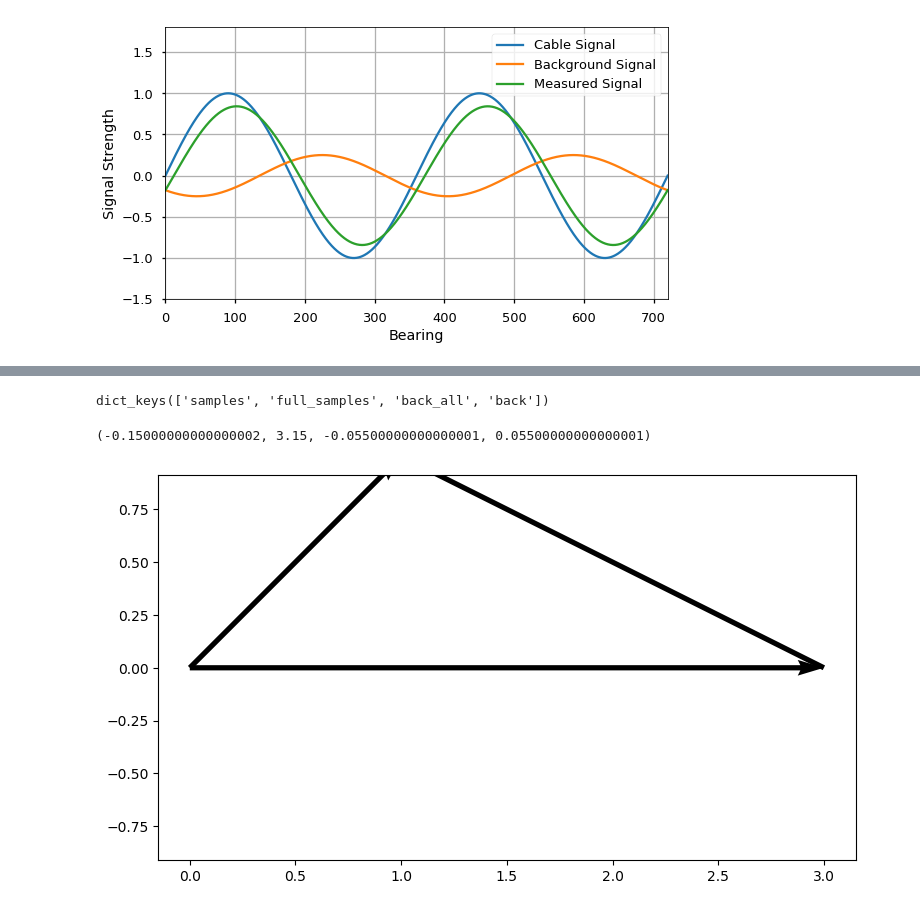
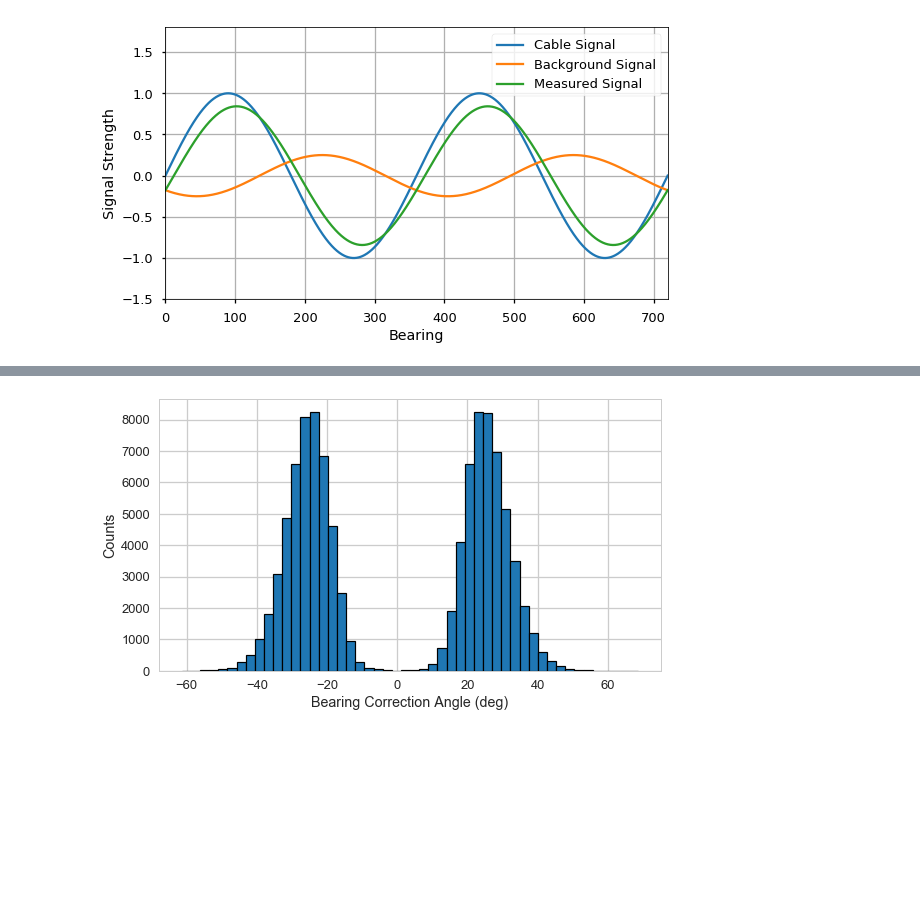
Before and after one commit to robdmc/braket_cable_angle, a Jupyter notebook: curve_shape/paper_figures.ipynb, the cells around one changed output, grey strips where cells are left out. Drawn from its saved outputs; the diff is of its cells as text; code cells hidden in the pictures; blank space fills up the shorter version.

Commit message:
removed data plotting from paper figs and added montecarlo

```diff
--- a/curve_shape/paper_figures.ipynb
+++ b/curve_shape/paper_figures.ipynb
@@ -225,37 +55,0 @@ _;
-# %%
-res.keys()
-# %% [output]
-dict_keys(['samples', 'full_samples', 'back_all', 'back'])
-# %%
-x1, y1 = 0, 0
-x2, y2 = 3, 0
-x3, y3 = 1, 1
-
-x12 = x2 - x1
-y12 = y2 - y1
-
-x13 = x3 - x1
-y13 = y3 - y1
-
-
-x23 = x3 - x2
-y23 = y3 - y2
-
-xl1, yl1 = [x1, x2], [y1, y2]
-xl2, yl2 = [x2, x3], [y2, y3]
-xl3, yl3 = [x3, x1], [y3, y1]
-
-ax = ezr.figure(grid=False)
-# ax.quiver([x1], [y1], [x13], [y13], angles='xy', scale_units='xy', scale=1)
-ax.quiver([x1, x2, x1], [y1, y2, y1], [x12, x23, x13], [y12, y23, y13], angles='xy', scale_units='xy', scale=1)
-ax.axis('equal')
-
-# ax = ezr.figure(grid=False)
-# ax.plot(xl1, yl1)
-# ax.plot(xl2, yl2)
-# ax.plot(xl3, yl3)
-# # ax.arrow(x1, y1, x12, y12)
-# ax.arrow(x1, x3, x13, y13)
-# %% [output]
-(-0.15000000000000002, 3.15, -0.05500000000000001, 0.05500000000000001)
-[figure, removed]
@@ -261,0 +108,16 @@ ax.axis('equal')
+# %%
+measured = 2000
+sig_mu=1900
+back_mu=900
+sig_std = 200
+back_std = 200
+N = 100000
+x = sample_angle(measured, sig_mu, sig_std, back_mu, back_std, N, max_iter=100)
+# %%
+ax = ezr.figure(style='seaborn-whitegrid', grid=True)
+ax.hist(x, bins=50, edgecolor='black', linewidth=1.2)
+pl.xlabel('Bearing Correction Angle (deg)')
+pl.ylabel('Counts')
+_;
+# %% [output]
+[figure, added]
```
Also changed, not shown: parts of 10 cells of this notebook.
